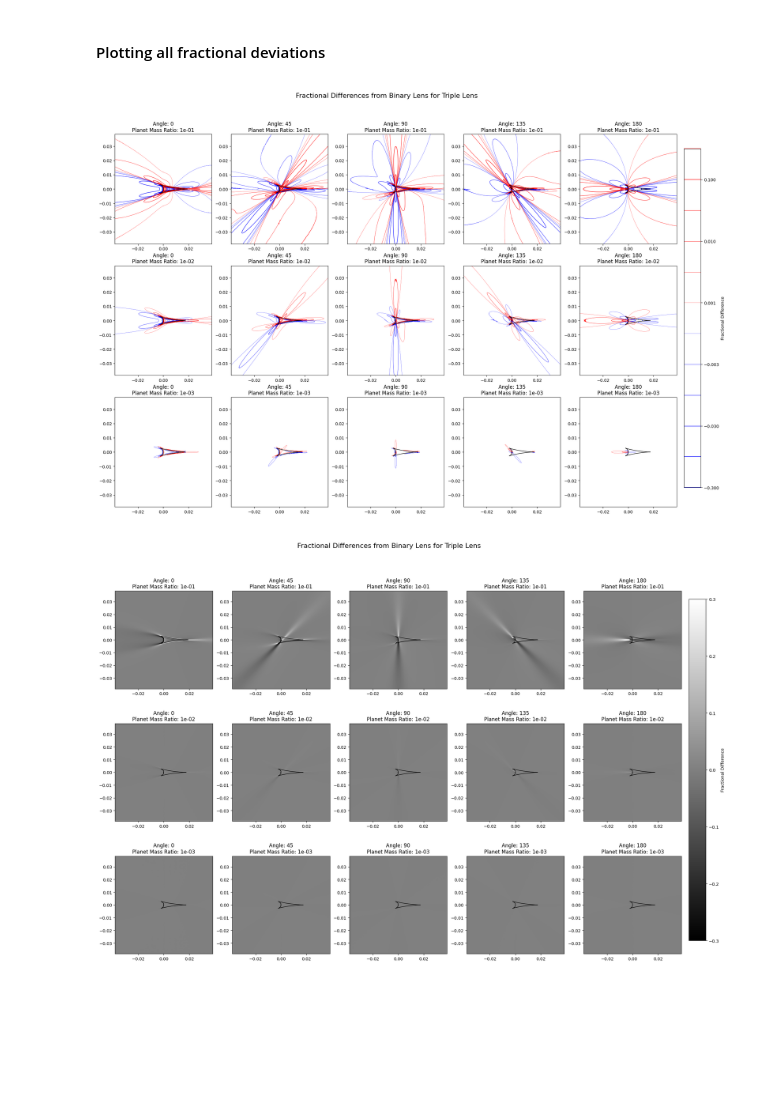
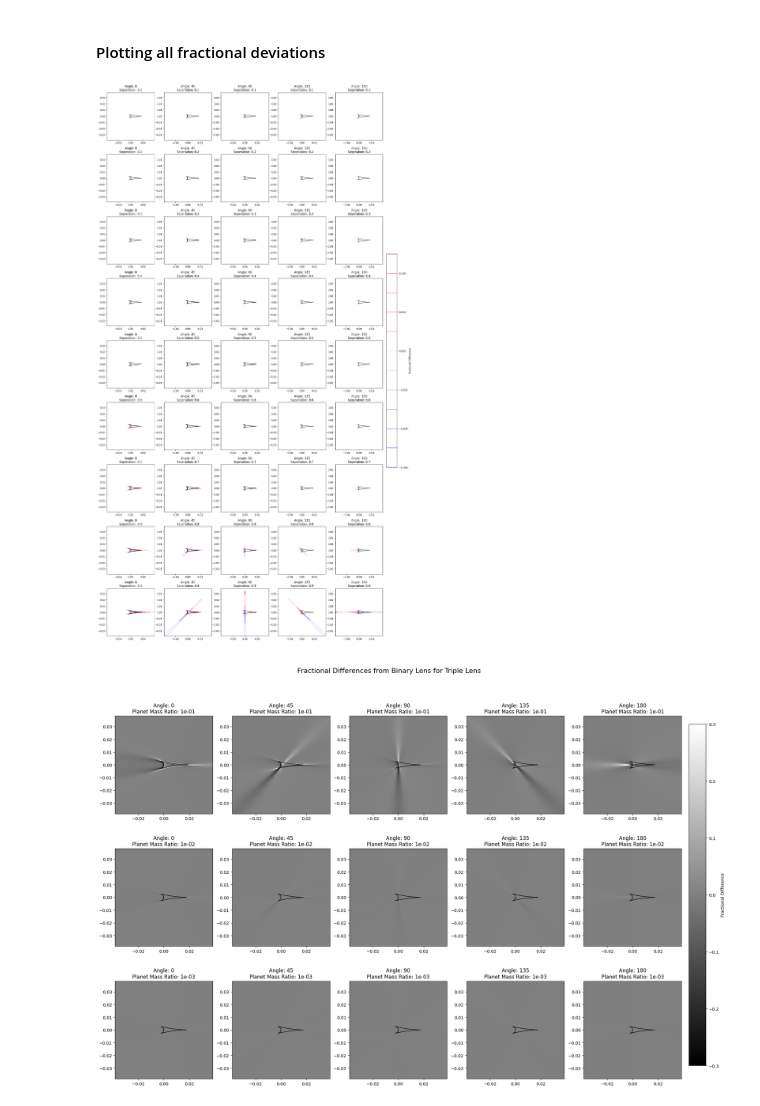
Before and after one commit to saividyud/NBLens, a Jupyter notebook: Unity Analysis/collection_pmr0.001.ipynb, the cells around one changed output. Saved outputs shown, nothing was run; the diff lists cells and outputs as text; code cells hidden in the pictures; blank space fills up the shorter version.

```diff
--- a/Unity Analysis/collection_pmr0.001.ipynb
+++ b/Unity Analysis/collection_pmr0.001.ipynb
@@ -45,14 +45,14 @@ binary_lens = IRSC.caustic_reader('../Unity/Simulations/Collection_0.8/binary_1e
 
 # All triple lens
 alphas = [0, 45, 90, 135, 180]
-seperations = [0.1, 0.2, 0.3, 0.4, 0.5, 0.6, 0.7, 0.9]
+seperations = [0.1, 0.2, 0.3, 0.4, 0.5, 0.6, 0.7, 0.8, 0.9]
 triple_lenses = []
 
 for s in seperations:
     for alpha in alphas:
         file_path = f'../Unity/Simulations/Collection_pmr0.001/triple_1e11_{alpha}_{s:.0e}_triple_offset.pkl'
         print(file_path)
-        # triple_lenses.append(IRSC.caustic_reader(file_path))
+        triple_lenses.append(IRSC.caustic_reader(file_path))
 # %% [output]
 ../Unity/Simulations/Collection_pmr0.001/triple_1e11_0_1e-01_triple_offset.pkl
 ../Unity/Simulations/Collection_pmr0.001/triple_1e11_45_1e-01_triple_offset.pkl
@@ -80,10 +80,12 @@ print(f'Angular width of binary lens: {binary_lens.ang_width}')
 ang_width = single_lens.ang_width
 pixels = single_lens.pixels
 
-print(binary_lens.lens_att)
-print(triple_lenses[5].lens_att)
-# for triple_lens in triple_lenses:
-#     print(triple_lens.lens_att)
+for triple_lens in triple_lenses:
+    print(f'Angular width of triple lens: {triple_lens.ang_width}')
+    if triple_lens.ang_width == ang_width:
+        print(True)
+    else:
+        print(False)
 # %% [output]
 Angular width of single lens: 0.07680319680319682
 Angular width of binary lens: 0.07680319680319682
@@ -239,44 +255,47 @@ for convolved_triple_lens in convolved_triple_lenses:
 # %% [markdown]
 #### Plotting all fractional deviations
 # %%
-fig = plt.figure(figsize=(24, 16))
-all_axes = fig.subplots(3, 5)
+fig = plt.figure(figsize=(20, 40))
+all_axes = fig.subplots(9, 5)
 axes = all_axes
 
-fig.suptitle('\nFractional Differences from Binary Lens for Triple Lens', fontsize=16)
+# fig.suptitle('\nFractional Differences from Binary Lens for Triple Lens', fontsize=16)
+# fig.set_tight_layout(True)
 
 flat_ind = 0
 for i, row in enumerate(axes):
     for j, ax in enumerate(row):
         ax.set_title(f'Angle: {alphas[j]}\nSeperation: {seperations[i]}')
 
         caustic_points = all_caustic_points[flat_ind]
         for caustic in caustic_points:
             ax.plot(caustic[0], caustic[1], color='black', linewidth=1, zorder=10)
 
         img = ax.contour(single_lens.X_pix, single_lens.Y_pix, np.flip(fractional_deviation_binary[flat_ind], axis=0),
                 levels=[-0.30, -0.10, -0.03, -0.01, -0.003, -0.001, 0.001, 0.003, 0.01, 0.03, 0.10, 0.30],
                 colors=['blue', 'blue', 'blue', 'blue', 'blue', 'blue', 'red', 'red', 'red', 'red', 'red', 'red'],
                 linewidths=[1.3, 1.1, 0.9, 0.7, 0.5, 0.3, 0.3, 0.5, 0.7, 0.9, 1.1, 1.3],
                 zorder=0
         )
 
         ax.set_xlim(-ang_width/2, ang_width/2)
         ax.set_ylim(-ang_width/2, ang_width/2)
 
+        ax.set_aspect('equal')
+
         flat_ind += 1
 
 cbar_ax = fig.add_axes([0.92, 0.15, 0.02, 0.7])
 cbar_ax.axis('off')
 
 bar = fig.colorbar(img, ax=cbar_ax, location='right', fraction=1.5, aspect=20)
 bar.set_label('Fractional Difference')
 
-# fig.savefig('Fractional Difference Contours.png', dpi=500)
+fig.savefig('Fractional Difference Contours Different S.png', dpi=500)
 
 plt.show()
 # %% [output]
-[figure, old version]
+[figure, new version]
 # %%
 fig = plt.figure(figsize=(24, 16))
 all_axes = fig.subplots(3, 5)
```
Also changed, not shown: parts of 6 cells of this notebook, 11 other files.
